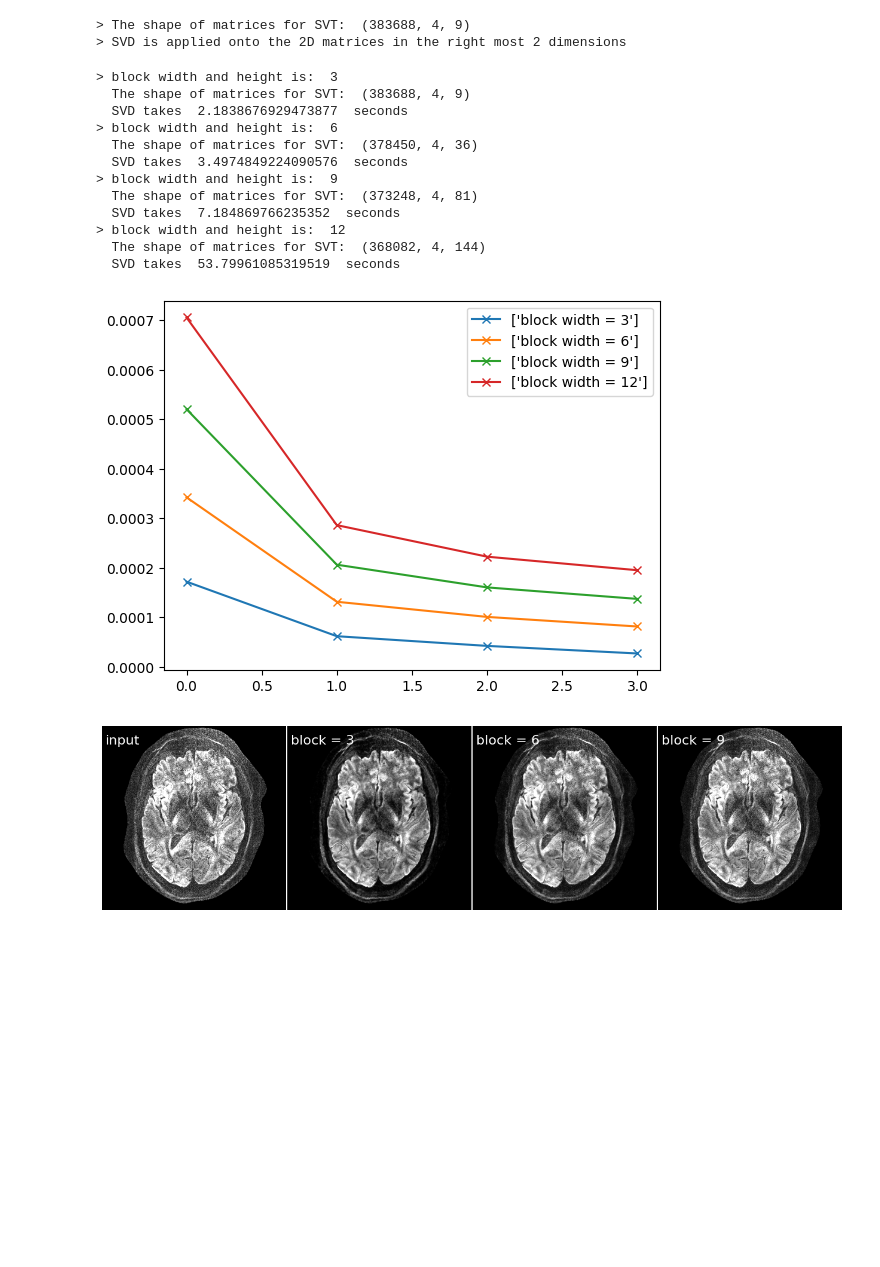
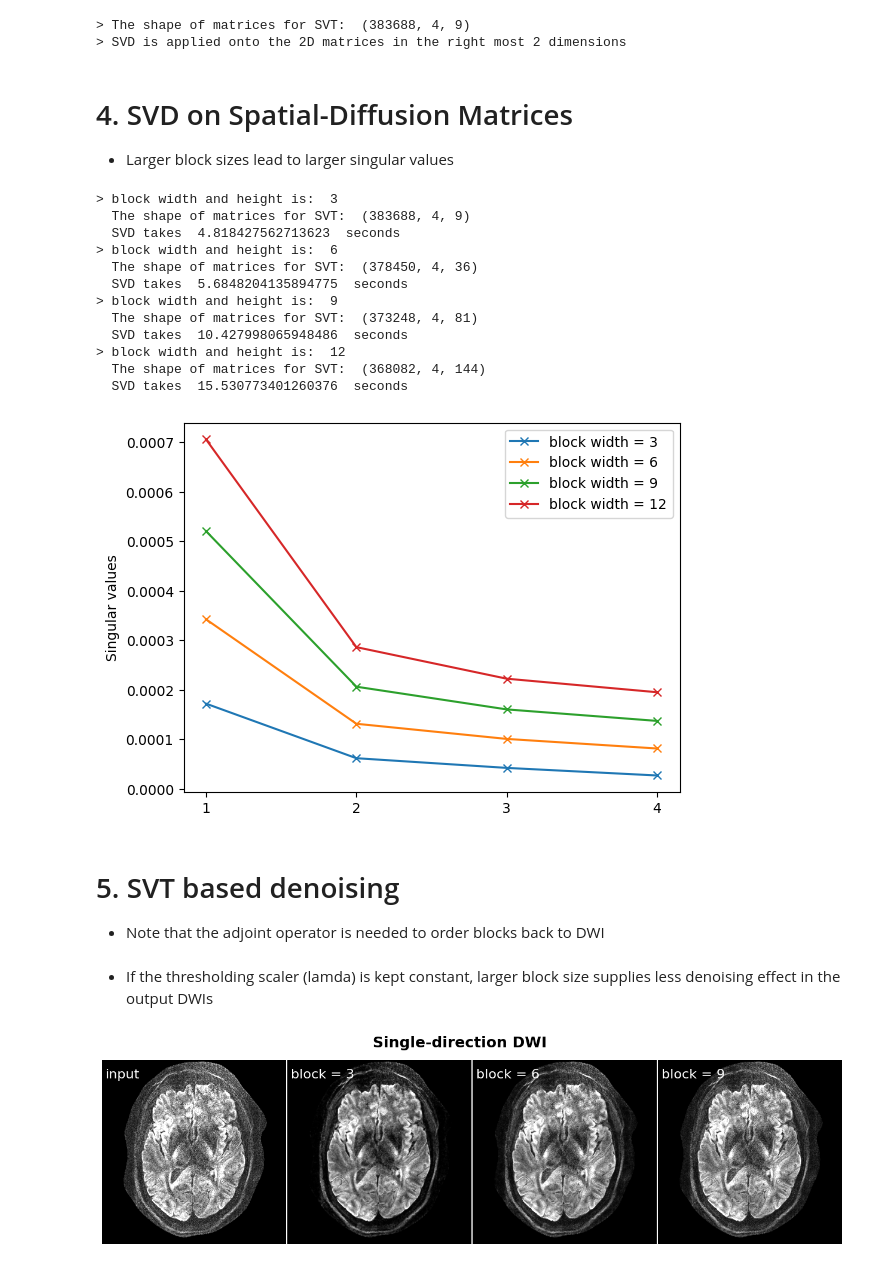
Before and after one commit to ZhengguoTan/NAViEPI, a Jupyter notebook: demo_llr.ipynb, the cells around one changed output. Drawn from its saved outputs; the diff is of its cells as text; code cells hidden in the pictures; blank space fills up the shorter version.

```diff
--- a/demo_llr.ipynb
+++ b/demo_llr.ipynb
@@ -122,6 +147,10 @@ print("> SVD is applied onto the 2D matrices in the right most 2 dimensions")
 # %% [output]
 > The shape of matrices for SVT:  (383688, 4, 9)
 > SVD is applied onto the 2D matrices in the right most 2 dimensions
+# %% [markdown]
+# 4. SVD on Spatial-Diffusion Matrices
+
+  * Larger block sizes lead to larger singular values
 # %%
 fig, ax = plt.subplots(1, 1)
 
@@ -145,24 +174,30 @@ for b in [3, 6, 9, 12]:
 
     print("  SVD takes ", end_time - start_time, ' seconds')
 
-    ax.plot(np.mean(s, axis=0), '-x', label=['block width = ' + str(b)])
+    ax.plot(range(1, N_diff+1), np.mean(s, axis=0), '-x', label='block width = ' + str(b))
 
+plt.xticks(range(1, N_diff+1))
+plt.ylabel('Singular values')
 plt.legend()
 plt.show()
 # %% [output]
 > block width and height is:  3
   The shape of matrices for SVT:  (383688, 4, 9)
-  SVD takes  2.1838676929473877  seconds
+  SVD takes  4.818427562713623  seconds
 > block width and height is:  6
   The shape of matrices for SVT:  (378450, 4, 36)
-  SVD takes  3.4974849224090576  seconds
+  SVD takes  5.6848204135894775  seconds
 > block width and height is:  9
   The shape of matrices for SVT:  (373248, 4, 81)
-  SVD takes  7.184869766235352  seconds
+  SVD takes  10.427998065948486  seconds
 > block width and height is:  12
   The shape of matrices for SVT:  (368082, 4, 144)
-  SVD takes  53.79961085319519  seconds
+  SVD takes  15.530773401260376  seconds
-[figure, old version]
+[figure, new version]
+# %% [markdown]
+# 5. SVT based denoising
+
+  * Note that the adjoint operator is needed to order blocks back to DWI
 # %%
 def denoising(input, block_shape=(1, 3, 3), lamda=0.001):
 
@@ -183,6 +218,8 @@ def denoising(input, block_shape=(1, 3, 3), lamda=0.001):
     output = T.H(output)
 
     return output
+# %% [markdown]
+  * If the thresholding scaler (lamda) is kept constant, larger block size supplies less denoising effect in the output DWIs
 # %%
 DWI_b3 = denoising(DWI, block_shape=(1, 3, 3), lamda=0.00008)
 DWI_b6 = denoising(DWI, block_shape=(1, 6, 6), lamda=0.00008)
@@ -196,18 +233,19 @@ DWI_disp[3] = DWI_b9[1, 1, ...]
 # %%
 fig, ax = plt.subplots(1, 4, figsize=(16, 4))
 
 labels = ['input', 'block = 3', 'block = 6', 'block = 9']
 
 for n in range(4):
     img = abs(np.flip(DWI_disp[n, :, :], axis=(0, 1)))
     ax[n].imshow(img, cmap='gray', vmin=0, vmax=0.0001)
 
     ax[n].text(int(0.02 * N_x), int(0.10 * N_y), labels[n],
                color='w', fontsize=16)
 
     ax[n].set_axis_off()
 
+plt.suptitle('Single-direction DWI', fontsize=18, fontweight='bold')
 plt.subplots_adjust(wspace=0, hspace=0)
 plt.show()
 # %% [output]
-[figure, old version]
+[figure, new version]
```
Also changed, not shown: parts of 10 cells of this notebook.
